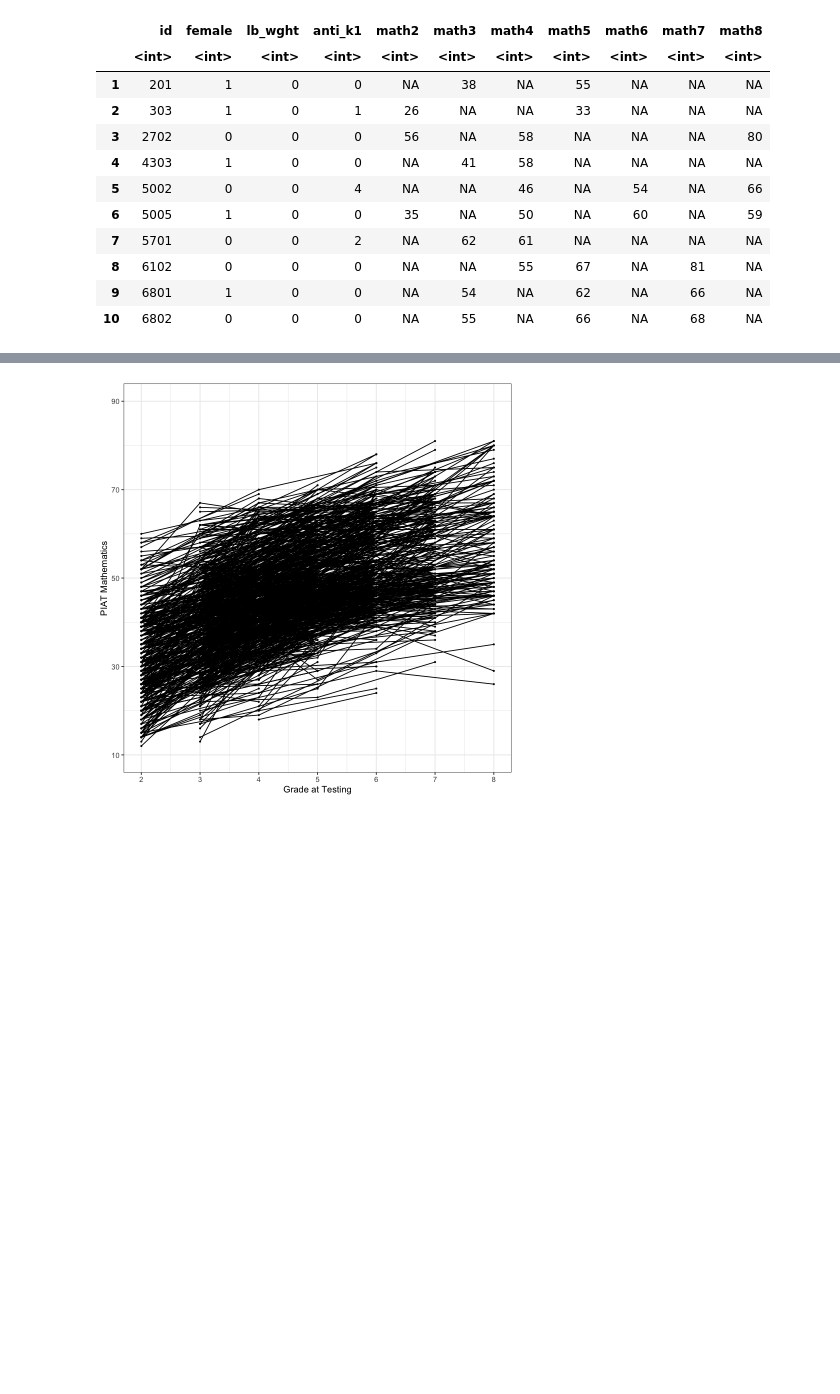
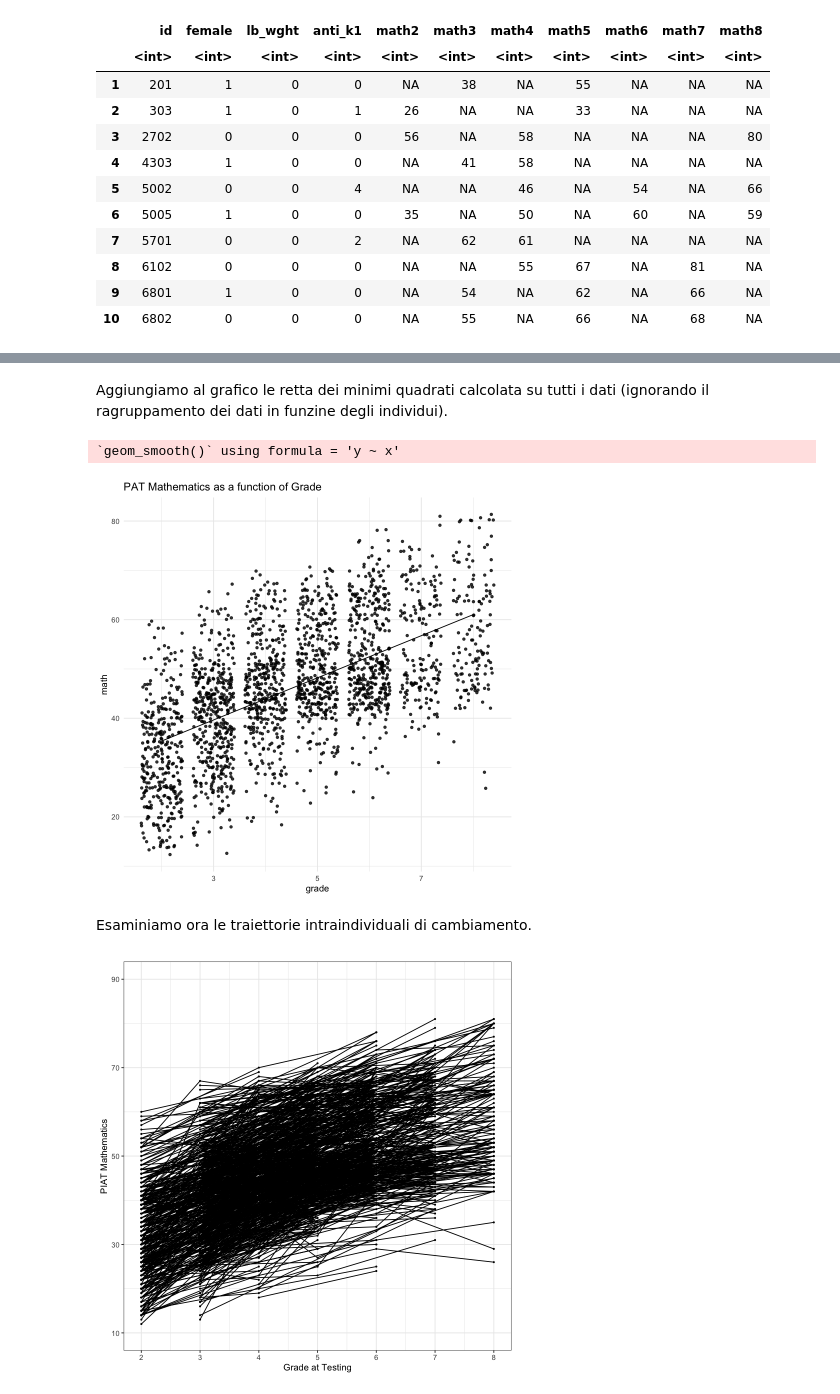
Before and after one commit to ccaudek/cfa_book_2023, a Jupyter notebook: 326_growth_1.ipynb, the cells around one changed output, grey strips where cells are left out. Cells and saved outputs as stored; diff of their text form; code cells hidden in the pictures; blank space fills up the shorter version.

```diff
--- a/326_growth_1.ipynb
+++ b/326_growth_1.ipynb
@@ -102 +101,26 @@ Esaminiamo i dati.
+# %% [markdown]
+Aggiungiamo al grafico le retta dei minimi quadrati calcolata su tutti i dati (ignorando il ragruppamento dei dati in funzine degli individui).
+# %%
+nlsy_math_long |>
+    ggplot(aes(x = grade, y = math)) +
+    geom_point(
+        size = 1.2,
+        alpha = .8,
+        # to add some random noise for plotting purposes
+        position = "jitter"
+    ) +
+    geom_smooth(
+        method = lm,
+        se = FALSE,
+        col = "black",
+        linewidth = .5,
+        alpha = .8
+    ) + # to add regression line
+    theme_minimal() +
+    labs(title = "PAT Mathematics as a function of Grade")
+# %% [output]
+`geom_smooth()` using formula = 'y ~ x'
+[figure, added]
+# %% [markdown]
+Esaminiamo ora le traiettorie intraindividuali di cambiamento.
 # %%
```
Also changed, not shown: parts of 43 cells of this notebook, 34 other files.
